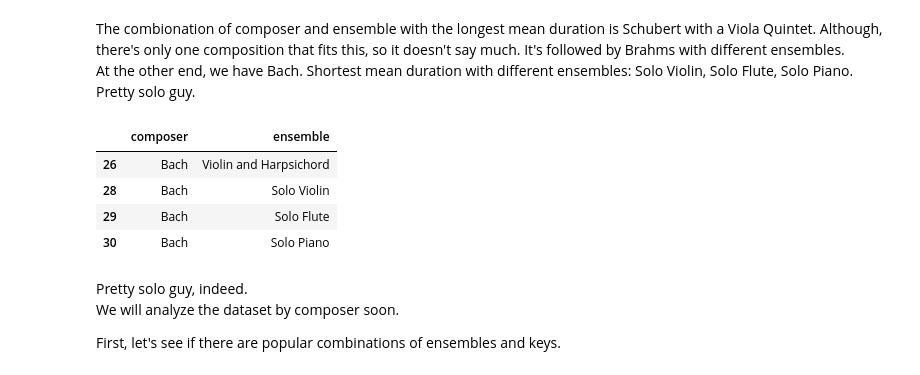
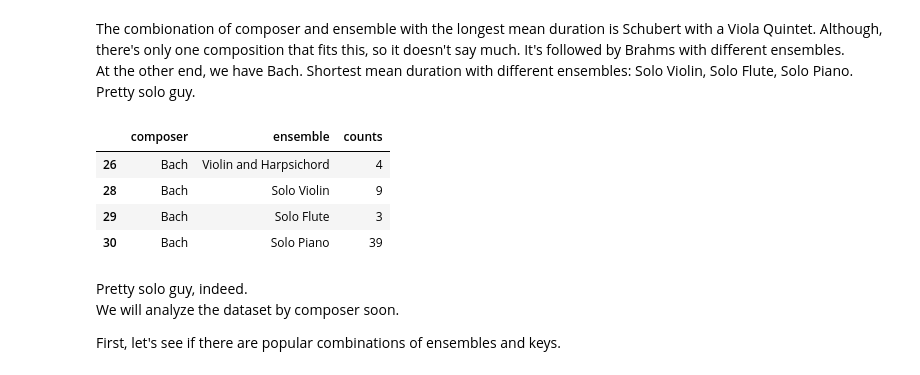
Before and after one commit to xsvxldx/classical_music, a Jupyter notebook: 02-metadata_analysis.ipynb, the cells around one changed output. Drawn from its saved outputs; the diff is of its cells as text; code cells hidden in the pictures.

```diff
--- a/02-metadata_analysis.ipynb
+++ b/02-metadata_analysis.ipynb
@@ -334,13 +378,13 @@ The combionation of composer and ensemble with the longest mean duration is Schu
 At the other end, we have Bach. Shortest mean duration with different ensembles: Solo Violin, Solo Flute, Solo Piano. Pretty solo guy.
 # %%
 # Only Bach's ensembles
-df_ce[df_ce['composer']=='Bach'][['composer','ensemble']]
+df_ce[df_ce['composer']=='Bach'][['composer','ensemble','counts']]
 # %% [output]
-|  | composer | ensemble |
-| 26 | Bach | Violin and Harpsichord |
-| 28 | Bach | Solo Violin |
-| 29 | Bach | Solo Flute |
-| 30 | Bach | Solo Piano |
+|  | composer | ensemble | counts |
+| 26 | Bach | Violin and Harpsichord | 4 |
+| 28 | Bach | Solo Violin | 9 |
+| 29 | Bach | Solo Flute | 3 |
+| 30 | Bach | Solo Piano | 39 |
 # %% [markdown]
 Pretty solo guy, indeed.
 We will analyze the dataset by composer soon.
```
Also changed, not shown: parts of 31 cells of this notebook, 2 other files.
